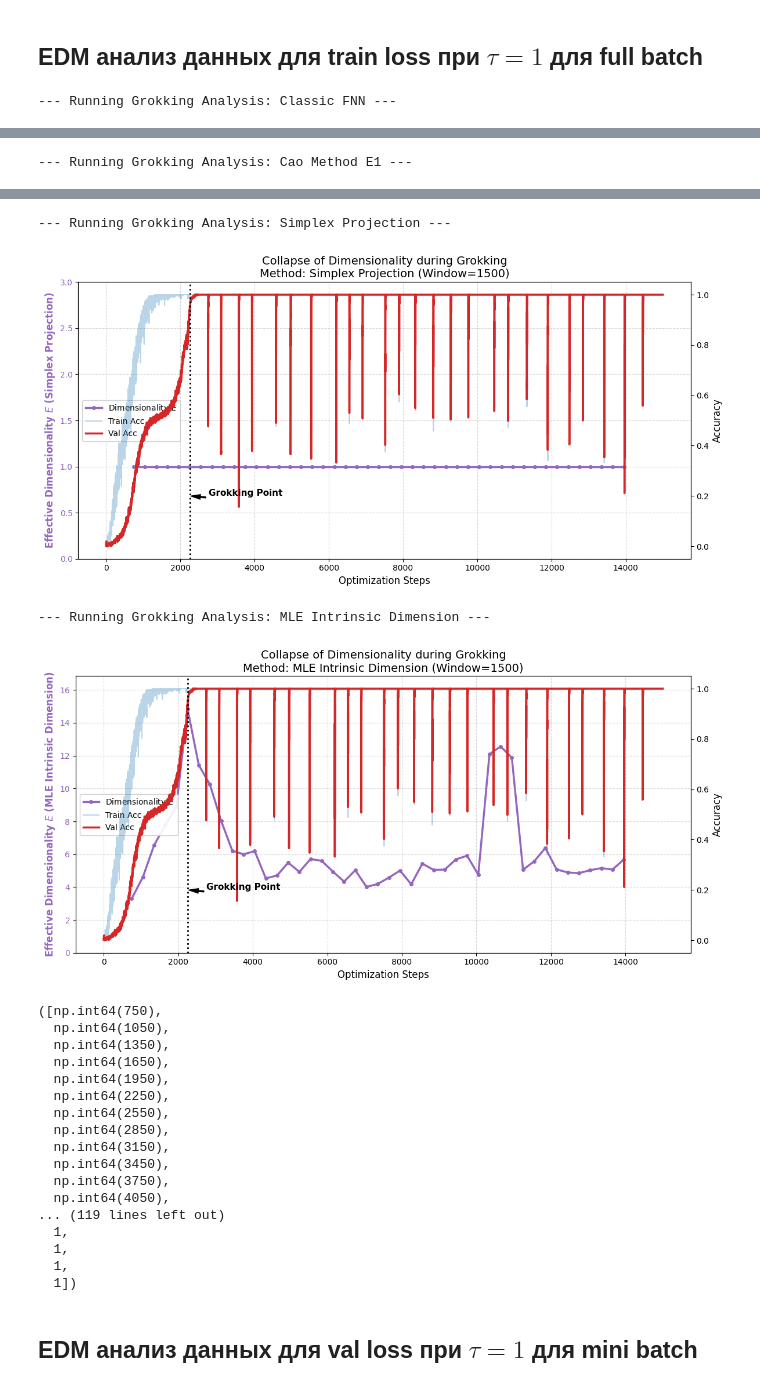
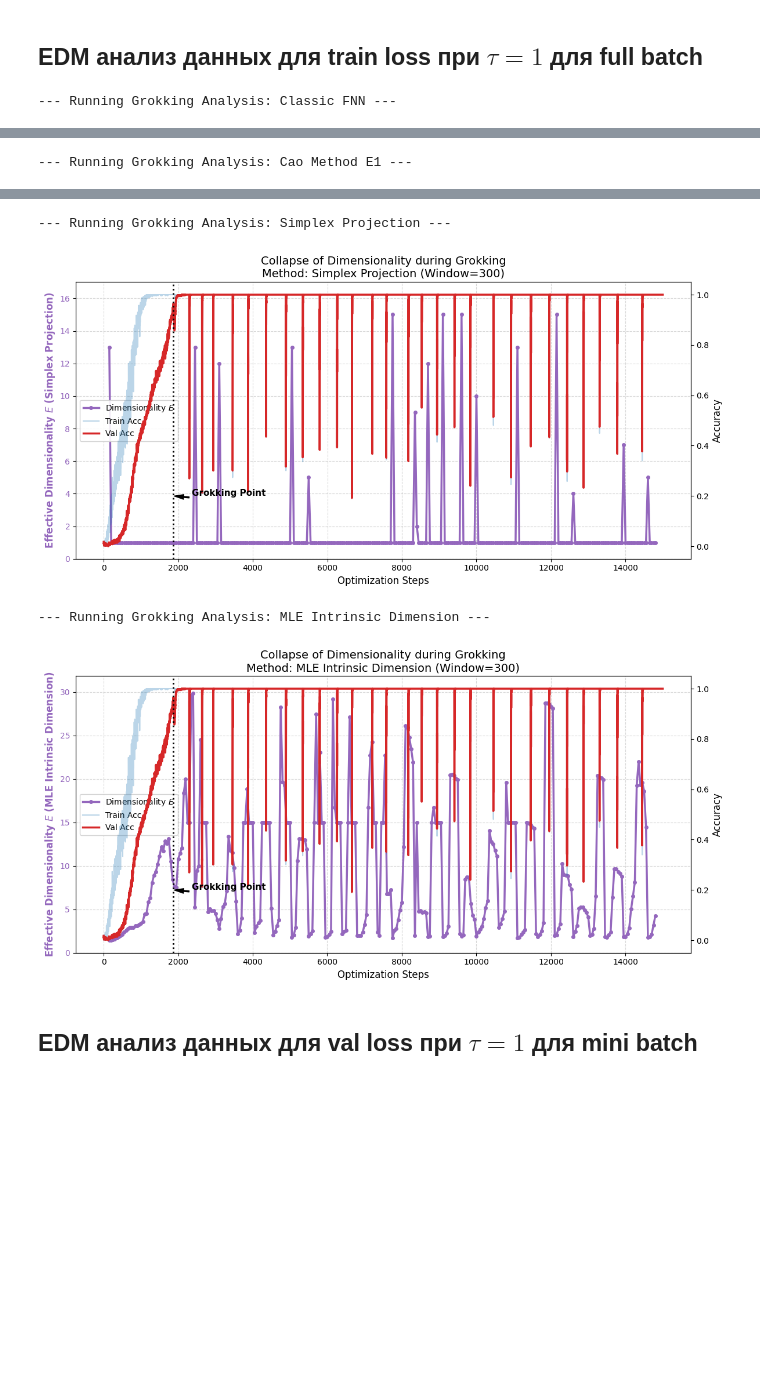
Before and after one commit to intsystems/2026-Project-202, a Jupyter notebook: code/Grokking/analysis_logs_with_stochastic.ipynb, the cells around one changed output, grey strips where cells are left out. Cells and saved outputs as stored; diff of their text form; code cells hidden in the pictures; blank space fills up the shorter version.

Commit message:
grokking gd and update stochastic

```diff
--- a/code/Grokking/analysis_logs_with_stochastic.ipynb
+++ b/code/Grokking/analysis_logs_with_stochastic.ipynb
@@ -81,10 +64,10 @@ analyze_grokking_dimensionality(
 # %%
 csv_file = 'grokking_logs/grokking_modular_addition_logs_with_stochastic.csv'
 
-W_SIZE = 1500
-S_SIZE = 300
+W_SIZE = 300
+S_SIZE = 50
 
-analyze_grokking_dimensionality(
+_, _, _ = analyze_grokking_dimensionality(
     csv_file,
     tau_func=get_tau_fixed,
     E_func=get_E_fnn,
@@ -94,7 +77,7 @@ analyze_grokking_dimensionality(
     add_name='with_tau_1_with_stochastic_for_full_batch'
 )
 
-analyze_grokking_dimensionality(
+_, _, _ = analyze_grokking_dimensionality(
     csv_file,
     tau_func=get_tau_fixed,
     E_func=get_E_cao,
@@ -104,7 +87,7 @@ analyze_grokking_dimensionality(
     add_name='with_tau_1_with_stochastic_for_full_batch'
 )
 
-analyze_grokking_dimensionality(
+_, _, _ = analyze_grokking_dimensionality(
     csv_file,
     tau_func=get_tau_fixed,
     E_func=get_E_simplex,
@@ -114,7 +97,7 @@ analyze_grokking_dimensionality(
     add_name='with_tau_1_with_stochastic_for_full_batch'
 )
 
-analyze_grokking_dimensionality(
+_, _, _ = analyze_grokking_dimensionality(
     csv_file,
     tau_func=get_tau_fixed,
     E_func=get_E_mle,
@@ -131,24 +114,7 @@ analyze_grokking_dimensionality(
 --- Running Grokking Analysis: Simplex Projection ---
-[figure, old version]
+[figure, new version]
 --- Running Grokking Analysis: MLE Intrinsic Dimension ---
-[figure, old version]
+[figure, new version]
-([np.int64(750),
-  np.int64(1050),
-  np.int64(1350),
-  np.int64(1650),
-  np.int64(1950),
-  np.int64(2250),
-  np.int64(2550),
-  np.int64(2850),
-  np.int64(3150),
-  np.int64(3450),
-  np.int64(3750),
-  np.int64(4050),
-... (119 lines left out)
-  1,
-  1,
-  1,
-  1])
 # %% [markdown]
 ## EDM анализ данных для val loss при $\tau = 1$ для mini batch
 # %%
```
Also changed, not shown: parts of 6 cells of this notebook, 47 other files.
